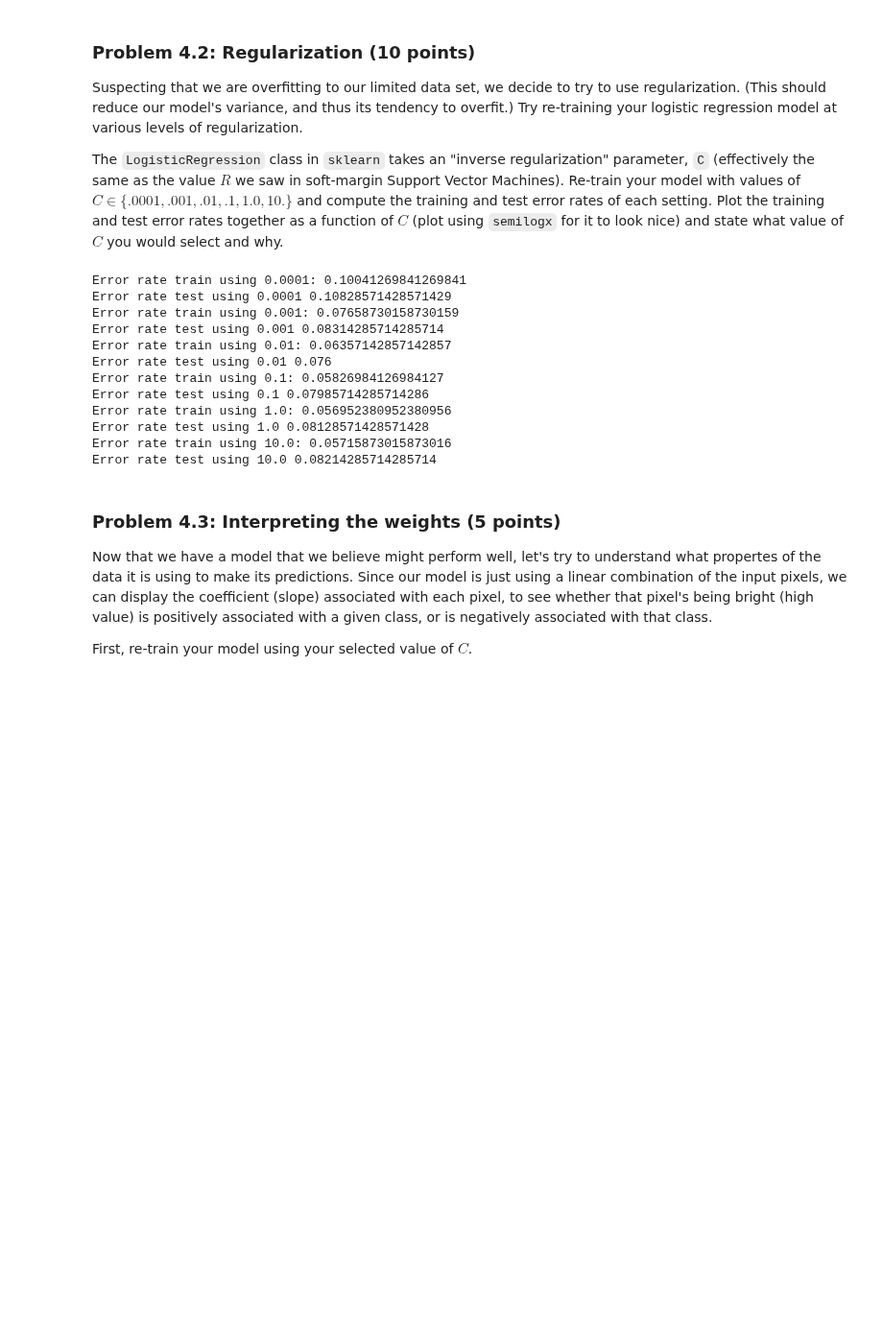
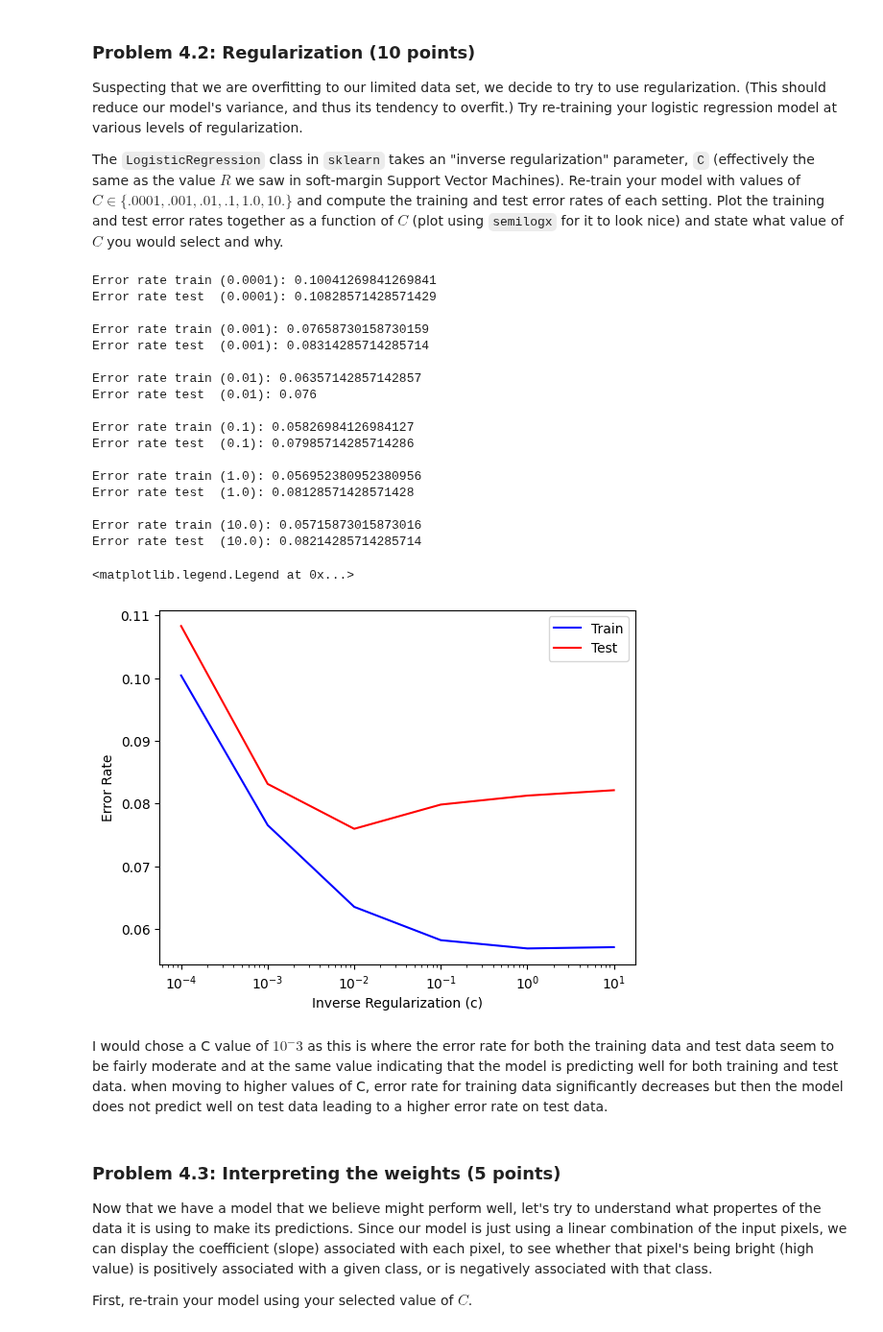
Before and after one commit to SarahAsad23/MachineLearning, a Jupyter notebook: HW3/cs273-hw3.ipynb, the cells around one changed output. Shown at 96% size. Cells and saved outputs as stored; diff of their text form; code cells hidden in the pictures; blank space fills up the shorter version.

```diff
--- a/HW3/cs273-hw3.ipynb
+++ b/HW3/cs273-hw3.ipynb
@@ -488,42 +488,62 @@ The ``LogisticRegression`` class in ``sklearn`` takes an "inverse regularization
 # %%
 # ********* COME BACK AND PLOT
 m_tr = 10000
 C_vals = [.0001,.001,.01,.1,1.,10.];
+
+error_train = []
+error_test = []
 
 ### YOUR CODE STARTS HERE ###
 
 for C in C_vals:
     # initialize the logistic regression model with C
     model = LogisticRegression(C=C)
     # Train a logistic regression model with each inverse regularization C
     model.fit(X_tr, y_tr)
     # predict using train and test data
     y_pred_train = model.predict(X_tr)
     y_pred_test = model.predict(X_te)
     # Compute the training and test error rates at each value of C
+
     error_rate_train = np.mean(y_tr != y_pred_train)
     error_rate_test = np.mean(y_te != y_pred_test)
 
-    print(f"Error rate train using {C}: {error_rate_train}")
-    print(f"Error rate test using {C}: {error_rate_test} \n")
+    error_train.append(error_rate_train)
+    error_test.append(error_rate_test)
+
+    print(f"Error rate train ({C}): {error_rate_train}")
+    print(f"Error rate test  ({C}): {error_rate_test} \n")
 
 # Plot the resulting performance as a function of C
-#plt.plot(model)
+plt.semilogx(C_vals, error_train, color='blue', label='Train')
+plt.semilogx(C_vals, error_test, color='red', label='Test')
+plt.xlabel("Inverse Regularization (c)")
+plt.ylabel("Error Rate")
+plt.legend()
 
 ### YOUR CODE ENDS HERE ###
 # %% [output]
-Error rate train using 0.0001: 0.10041269841269841
-Error rate test using 0.0001 0.10828571428571429
-Error rate train using 0.001: 0.07658730158730159
-Error rate test using 0.001 0.08314285714285714
-Error rate train using 0.01: 0.06357142857142857
-Error rate test using 0.01 0.076
-Error rate train using 0.1: 0.05826984126984127
-Error rate test using 0.1 0.07985714285714286
-Error rate train using 1.0: 0.056952380952380956
-Error rate test using 1.0 0.08128571428571428
-Error rate train using 10.0: 0.05715873015873016
-Error rate test using 10.0 0.08214285714285714
+Error rate train (0.0001): 0.10041269841269841
+Error rate test  (0.0001): 0.10828571428571429
+
+Error rate train (0.001): 0.07658730158730159
+Error rate test  (0.001): 0.08314285714285714
+
+Error rate train (0.01): 0.06357142857142857
+Error rate test  (0.01): 0.076
+
+Error rate train (0.1): 0.05826984126984127
+Error rate test  (0.1): 0.07985714285714286
+
+Error rate train (1.0): 0.056952380952380956
+Error rate test  (1.0): 0.08128571428571428
+
+Error rate train (10.0): 0.05715873015873016
+Error rate test  (10.0): 0.08214285714285714
+<matplotlib.legend.Legend at 0x...>
+[figure, added]
+# %% [markdown]
+I would chose a C value of $10^-3$ as this is where the error rate for both the training data and test data seem to be fairly moderate and at the same value indicating that the model is predicting well for both training and test data. when moving to higher values of C, error rate for training data significantly decreases but then the model does not predict well on test data leading to a higher error rate on test data.
 # %% [markdown]
 ### Problem 4.3: Interpreting the weights (5 points)
 Now that we have a model that we believe might perform well, let's try to understand what propertes of the data it is using to make its predictions.  Since our model is just using a linear combination of the input pixels, we can display the coefficient (slope) associated with each pixel, to see whether that pixel's being bright (high value) is positively associated with a given class, or is negatively associated with that class.
```
Also changed, not shown: parts of 5 cells of this notebook.
